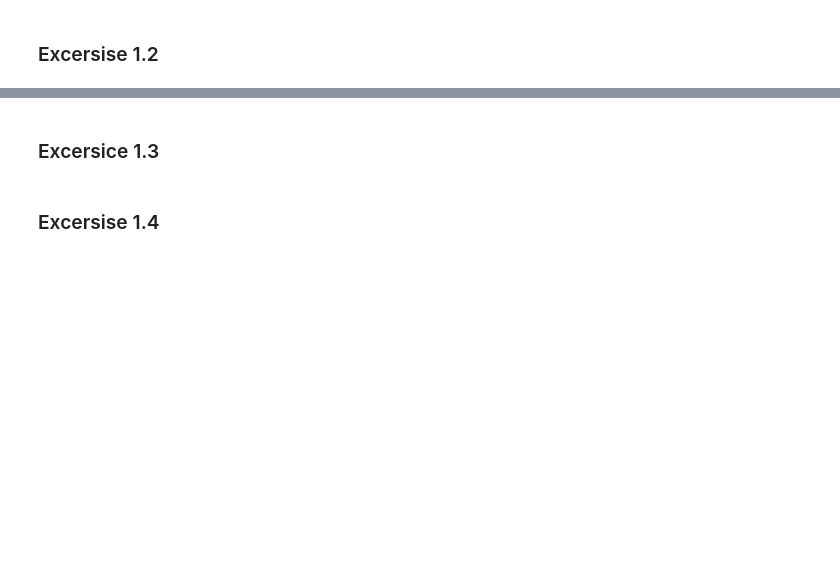
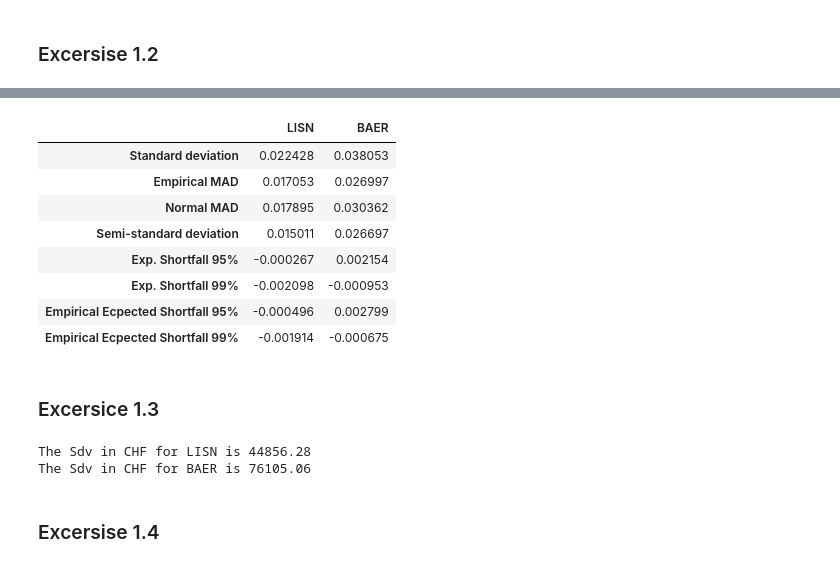
Before and after one commit to Luedman/Theory_of_Finance_Assignments, a Jupyter notebook: Assignment_2/Assignment2.ipynb, the cells around one changed output, grey strips where cells are left out. Cells and saved outputs as stored; diff of their text form; code cells hidden in the pictures; blank space fills up the shorter version.

```diff
--- a/Assignment_2/Assignment2.ipynb
+++ b/Assignment_2/Assignment2.ipynb
@@ -77,27 +89,37 @@ print(emp_expshort(stock_data['LISN'], 0.05))
 # %%
 output = {'LISN':   [round(np.std(stock_data['LISN']),6),
                          emp_mad(stock_data['LISN']),
                          norm_mad(stock_data['LISN']),
                          semidev(stock_data['LISN']),
                          exp_shortfall(0.05,stock_data['LISN']),
                          exp_shortfall(0.01,stock_data['LISN']),
                          emp_expshort(stock_data['LISN'], 0.05),
                          emp_expshort(stock_data['LISN'], 0.01)],
 
           'BAER':   [round(np.std(stock_data['BAER']),6),
                          emp_mad(stock_data['BAER']),
                          norm_mad(stock_data['BAER']),
                          semidev(stock_data['BAER']),
                          exp_shortfall(0.05,stock_data['BAER']),
                          exp_shortfall(0.01,stock_data['BAER']),
                          emp_expshort(stock_data['BAER'], 0.05),
                          emp_expshort(stock_data['BAER'], 0.01)]}
 
-ouput_table = pd.DataFrame(data = output, index = ['Std', 'EmpMad','NormMad','Semi Dev',
+ouput_table = pd.DataFrame(data = output, index = ['Standard deviation', 'Empirical MAD','Normal MAD','Semi-standard deviation',
                                                    'Exp. Shortfall 95%',
                                                    'Exp. Shortfall 99%',
-                                                   'Empirical ES 95%',
-                                                   'Empirical ES 99%',])
+                                                   'Empirical Ecpected Shortfall 95%',
+                                                   'Empirical Ecpected Shortfall 99%',])
 ouput_table
+# %% [output]
+|  | LISN | BAER |
+| Standard deviation | 0.022428 | 0.038053 |
+| Empirical MAD | 0.017053 | 0.026997 |
+| Normal MAD | 0.017895 | 0.030362 |
+| Semi-standard deviation | 0.015011 | 0.026697 |
+| Exp. Shortfall 95% | -0.000267 | 0.002154 |
+| Exp. Shortfall 99% | -0.002098 | -0.000953 |
+| Empirical Ecpected Shortfall 95% | -0.000496 | 0.002799 |
+| Empirical Ecpected Shortfall 99% | -0.001914 | -0.000675 |
 # %% [markdown]
 ### Excersice 1.3
@@ -119,3 +126,9 @@ print(invested_amount_std(stock_data['BAER'], initial_amount))
+# %%
+print("The Sdv in CHF for LISN is", round(np.std(stock_data['LISN'])*np.sqrt(4) * 1000000,2))
+print("The Sdv in CHF for BAER is", round(np.std(stock_data['BAER'])*np.sqrt(4) * 1000000,2))
+# %% [output]
+The Sdv in CHF for LISN is 44856.28
+The Sdv in CHF for BAER is 76105.06
 # %% [markdown]
 ### Excersise 1.4
 # %%
```
Also changed, not shown: parts of 18 cells of this notebook.
